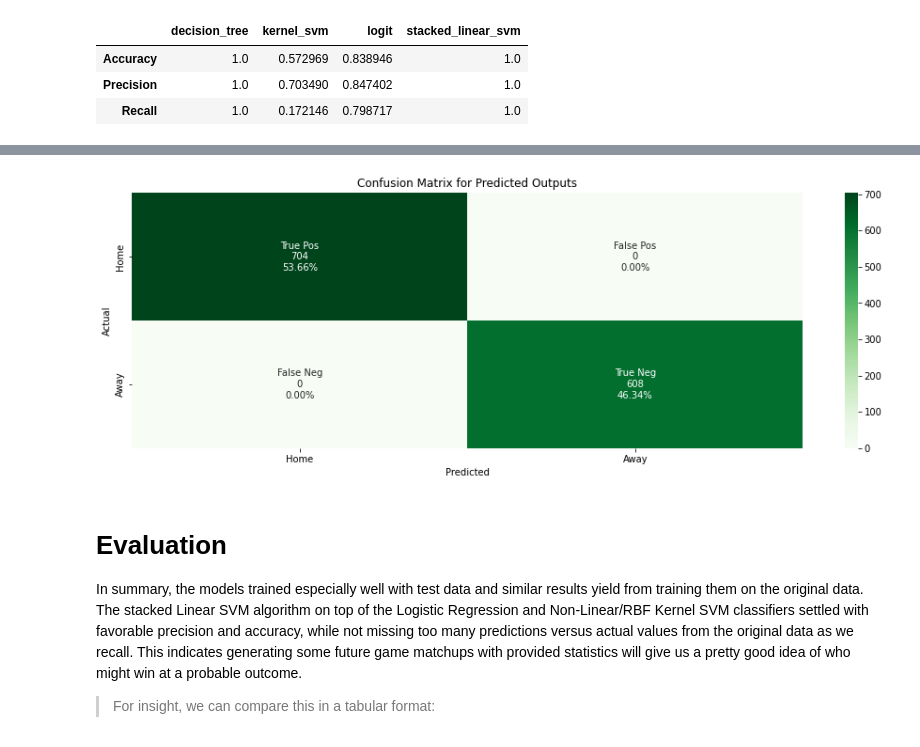
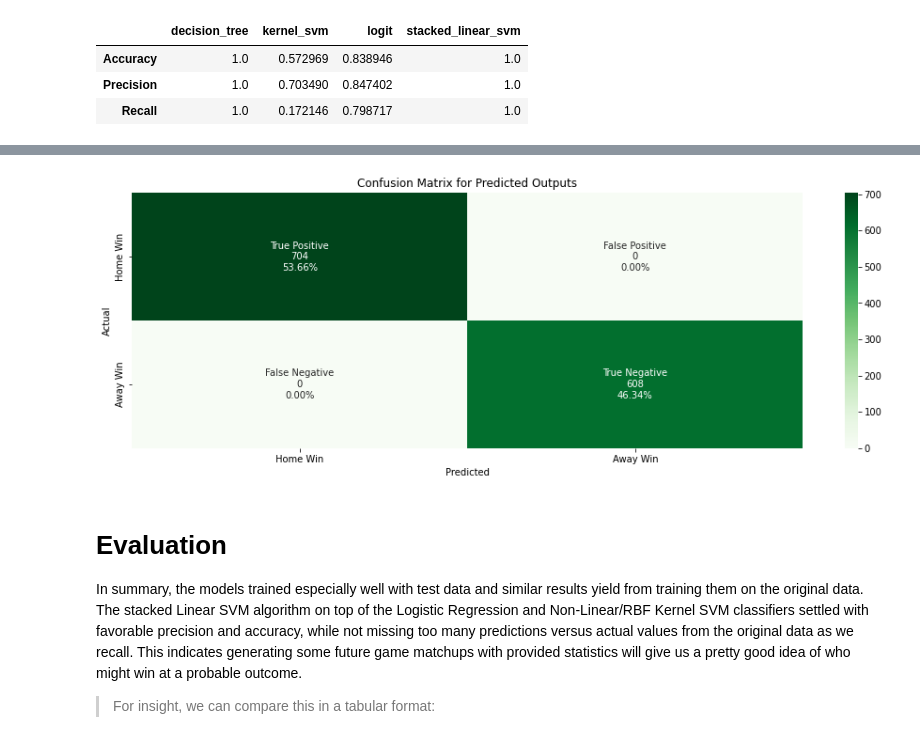
Before and after one commit to RyanSchraeder/StanleyCupPredictions, a Jupyter notebook: notebooks/model.ipynb, the cells around one changed output, grey strips where cells are left out. Saved outputs shown, nothing was run; the diff lists cells and outputs as text; code cells hidden in the pictures.

```diff
--- a/notebooks/model.ipynb
+++ b/notebooks/model.ipynb
@@ -184,37 +188,37 @@ pd.DataFrame({
 """
 Per the classification of the categorical game outcome, predictions are:
 - _*Home Win*_ : 0
 - _*Away Win*_ : 1
 
 The confusion matrix will show the:
 - True Positives
 - False Positives
 - True Negatives
 - False Negatives
 """
 
 conf_matrix = confusion_matrix(teams_df['outcome'], teams_df['predictions'])
 
 plt.figure(figsize=(16,5))
 
-group_names = ['True Pos', 'False Pos', 'False Neg', 'True Neg']
+group_names = ['True Positive', 'False Positive', 'False Negative', 'True Negative']
 
 counts = ["{0:0.0f}".format(value) for value in conf_matrix.flatten()]
 percentage = ["{0:.2%}".format(value) for value in conf_matrix.flatten()/np.sum(conf_matrix)]
 
 labels = [f"{i}\n{j}\n{k}" for i, j, k in zip(group_names, counts, percentage)]
 labels = np.asarray(labels).reshape(2,2)
 
 ax = sns.heatmap(conf_matrix, annot=labels, cmap='Greens', fmt='')
 ax.set_title('Confusion Matrix for Predicted Outputs')
 ax.set_xlabel('Predicted')
 ax.set_ylabel('Actual')
-ax.xaxis.set_ticklabels(['Home', 'Away'])
-ax.yaxis.set_ticklabels(['Home', 'Away'])
+ax.xaxis.set_ticklabels(['Home Win', 'Away Win'])
+ax.yaxis.set_ticklabels(['Home Win', 'Away Win'])
 
 plt.savefig('../images/confusion_matrix.png')
 # %% [output]
-[figure, old version]
+[figure, new version]
 # %% [markdown]
 # Evaluation
 
```
Also changed, not shown: parts of 14 cells of this notebook, 1 other file.
